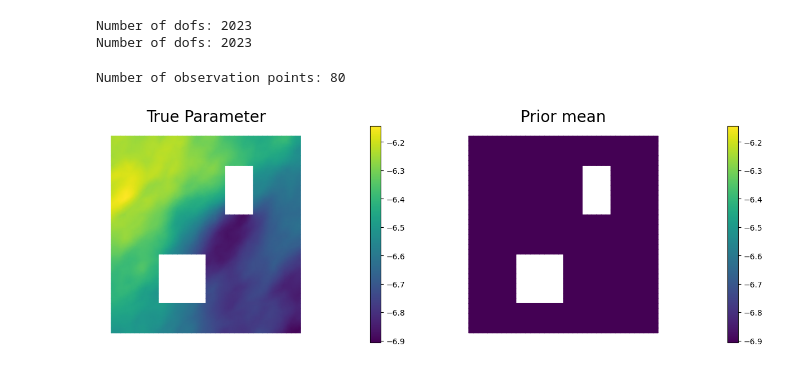
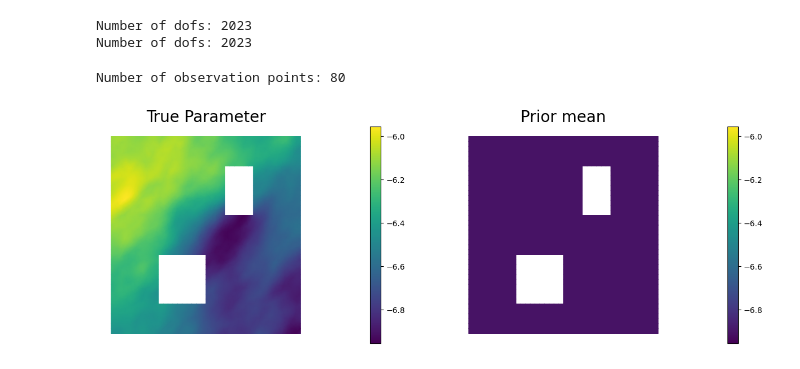
Before and after one commit to Irabiel/ad_diff_diffPara, a Jupyter notebook: ip_advection_diffusion_bayesian_incg.ipynb, the cells around one changed output. Drawn from its saved outputs; the diff is of its cells as text; code cells hidden in the pictures.

```diff
--- a/ip_advection_diffusion_bayesian_incg.ipynb
+++ b/ip_advection_diffusion_bayesian_incg.ipynb
@@ -91,7 +93,7 @@ true_initial_condition = dl.interpolate(ic_expr, Vh[STATE]).vector()
 #prior = BiLaplacianPrior(Vh[PARAMETER], gamma, delta, robin_bc=True)
 #prior.mean = dl.interpolate(dl.Constant(0.25), Vh[PARAMETER]).vector()
 
-gamma = 1
+gamma = .7
 delta = .5
 
 theta0 = 2.
@@ -109,32 +111,32 @@ prior.mean = dl.interpolate(dl.Expression(
     element=Vh[PARAMETER].ufl_element()), Vh[PARAMETER]).vector()
 mtrue = true_model(prior)
 #m_expr = dl.Expression(
 #    'std::log(.001)/std::log(std::exp(1))',
 #    element=Vh[PARAMETER].ufl_element())
 #mtrue = dl.interpolate(m_expr, Vh[PARAMETER]).vector()
 
 t_init         = 0.
 t_final        = 4.
 t_1            = 1.
 dt             = .1
 observation_dt = .2
 
 simulation_times = np.arange(t_init, t_final+.5*dt, dt)
 observation_times = np.arange(t_1, t_final+.5*dt, observation_dt)
 
 targets = np.loadtxt('targets.txt')
 print ("Number of observation points: {0}".format(targets.shape[0]) )
 misfit = SpaceTimePointwiseStateObservation(Vh[STATE], observation_times, targets)
 
 problem = TimeDependentAD(mesh, Vh, prior, misfit, simulation_times, wind_velocity, True, true_initial_condition)
 
 
 objs = [dl.Function(Vh[PARAMETER],mtrue),
         dl.Function(Vh[PARAMETER],prior.mean)]
 mytitles = ["True Parameter", "Prior mean"]
 nb.multi1_plot(objs, mytitles)
 plt.show()
 # %% [output]
 Number of observation points: 80
-[figure, old version]
+[figure, new version]
 # %%
```
Also changed, not shown: parts of 8 cells of this notebook.
